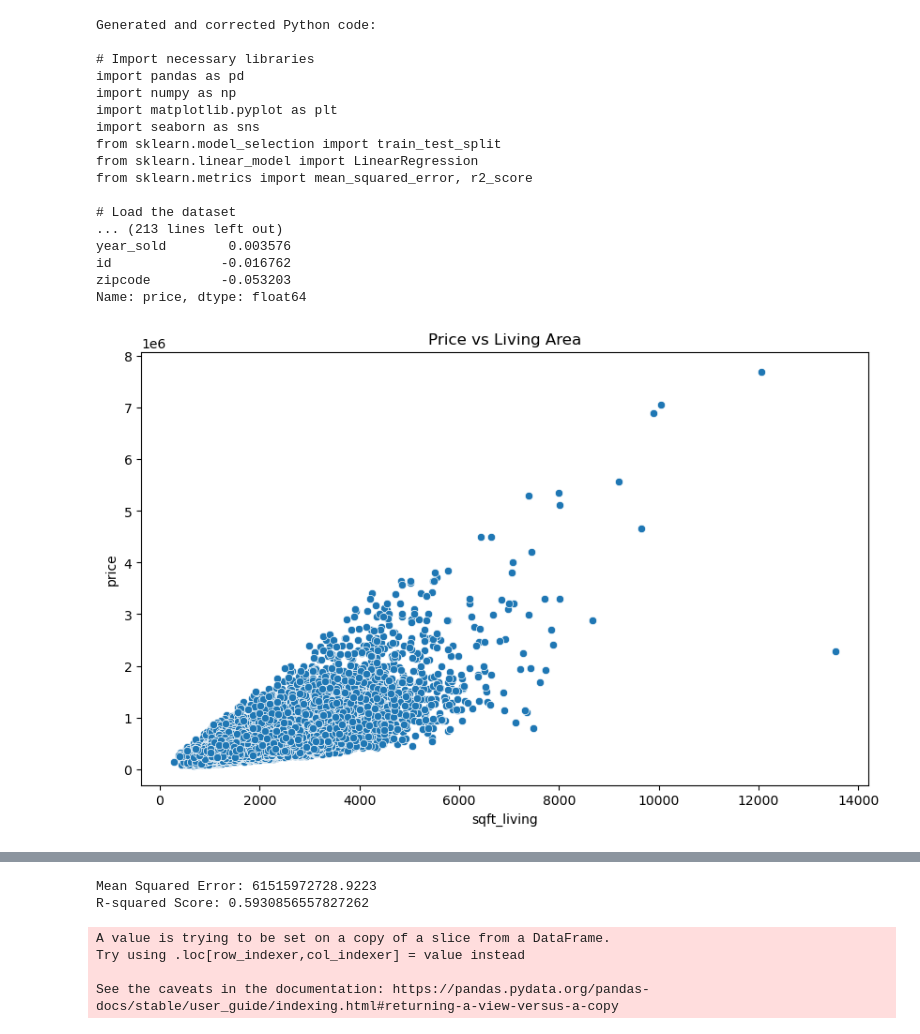
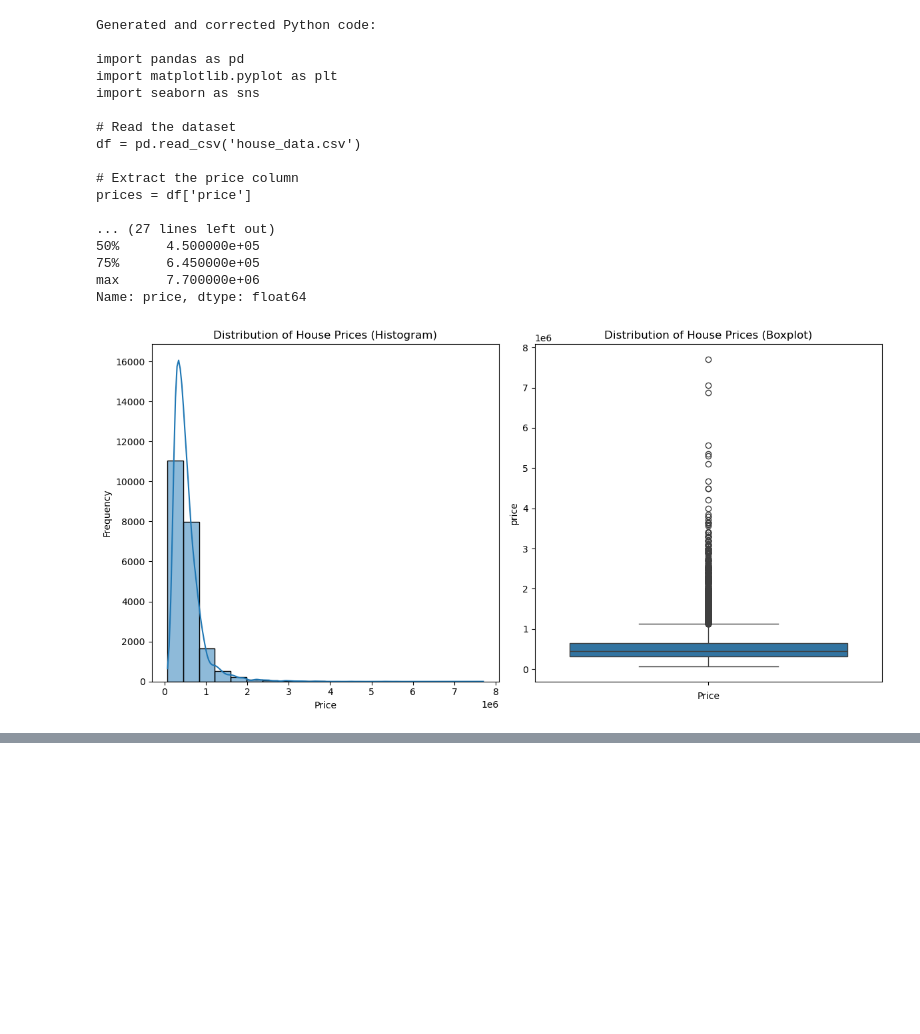
Before and after one commit to deepaklokh/ai-data-analyst-chatbot, a Jupyter notebook: AI prompt python chatbot.ipynb, the cells around one changed output, grey strips where cells are left out. Drawn from its saved outputs; the diff is of its cells as text; code cells hidden in the pictures; blank space fills up the shorter version.

Commit message:
Updated Jupyter notebook with EDA and regression model

```diff
--- a/AI prompt python chatbot.ipynb
+++ b/AI prompt python chatbot.ipynb
@@ -76,42 +76,42 @@ def run_analysis_prompt(dataset_description, analysis_prompt, dataset_filename='
     print(python_code)
     print("\n--- Executing code below ---\n")
 
     # Step 4: Run the cleaned code
     try:
         exec(python_code, globals())
     except Exception as e:
         print("❌ Error during execution:", e)
 
 # 4. Example Usage
 
 dataset_description = """
 HRDataset with 311 rows and 36 columns including:
 - id, date, price, bedrooms, bathrooms, sqft_living,
      sqft_lot, floors, waterfront, view, condition, grade,
      sqft_above, sqft_basement, yr_built, yr_renovated,
      zipcode, lat, long, sqft_living15, sqft_lot15
 """
 
-analysis_prompt = "what type of analysis do u think is best suited and do that analysis and tell what u find "
+analysis_prompt = "What is the distribution of house prices? Provide histogram and boxplot."
 
 
 run_analysis_prompt(dataset_description, analysis_prompt)
 # %% [output]
 Generated and corrected Python code:
 
-# Import necessary libraries
 import pandas as pd
-import numpy as np
 import matplotlib.pyplot as plt
 import seaborn as sns
-from sklearn.model_selection import train_test_split
-from sklearn.linear_model import LinearRegression
-from sklearn.metrics import mean_squared_error, r2_score
 
-# Load the dataset
-... (213 lines left out)
-year_sold        0.003576
-id              -0.016762
-zipcode         -0.053203
+# Read the dataset
+df = pd.read_csv('house_data.csv')
+
+# Extract the price column
+prices = df['price']
+
+... (27 lines left out)
+50%      4.500000e+05
+75%      6.450000e+05
+max      7.700000e+06
 Name: price, dtype: float64
-[figure, old version]
+[figure, new version]
@@ -119,6 +117,0 @@ Name: price, dtype: float64
-Mean Squared Error: 61515972728.9223
-R-squared Score: 0.5930856557827262
-A value is trying to be set on a copy of a slice from a DataFrame.
-Try using .loc[row_indexer,col_indexer] = value instead
-
-See the caveats in the documentation: https://pandas.pydata.org/pandas-docs/stable/user_guide/indexing.html#returning-a-view-versus-a-copy
```
Also changed, not shown: parts of 26 cells of this notebook.
